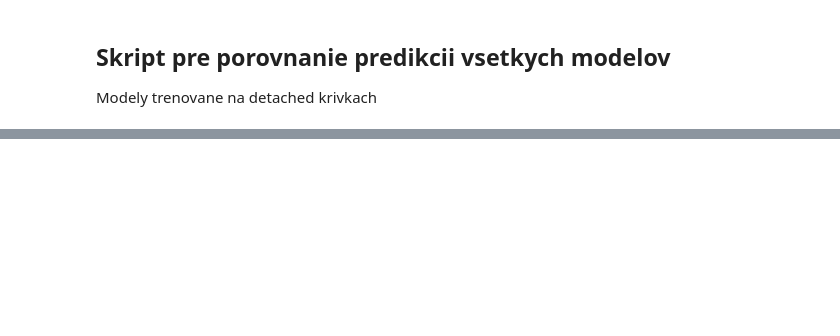
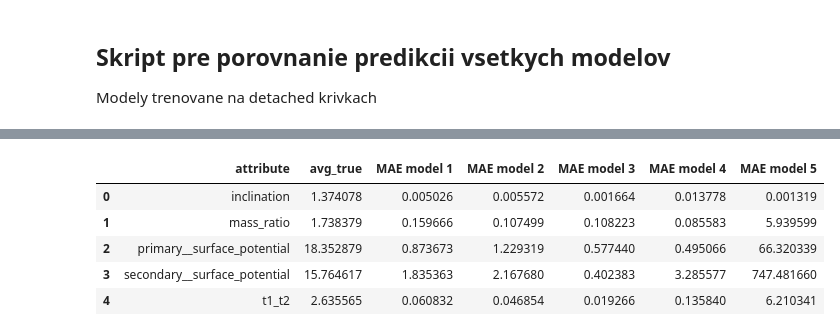
Before and after one commit to AdriNemcikova/DP, a Jupyter notebook: All_model_comparison.ipynb, the cells around one changed output, grey strips where cells are left out. Drawn from its saved outputs; the diff is of its cells as text; code cells hidden in the pictures; blank space fills up the shorter version.

```diff
--- a/All_model_comparison.ipynb
+++ b/All_model_comparison.ipynb
@@ -47,0 +462,16 @@ det_multi_nn = load_model("models/norm_det_multiNN_v5.hdf5")
+# %%
+eval_pred_mae = pd.DataFrame({'attribute': test_mean_1.index,
+            'avg_true': test_mean_1.values,
+            'MAE model 1': abs(test_mean_1.values - pred_mean_model1.values),
+            'MAE model 2': abs(test_mean_1.values - pred_mean_model2.values),
+            'MAE model 3': abs(test_mean_1.values - pred_mean_model3.values),
+            'MAE model 4': abs(test_mean_1.values - pred_mean_model4.values),
+            'MAE model 5': abs(test_mean_1.values - pred_mean_model5.values),})
+eval_pred_mae
+# %% [output]
+|  | attribute | avg_true | MAE model 1 | MAE model 2 | MAE model 3 | MAE model 4 | MAE model 5 |
+| 0 | inclination | 1.374078 | 0.005026 | 0.005572 | 0.001664 | 0.013778 | 0.001319 |
+| 1 | mass_ratio | 1.738379 | 0.159666 | 0.107499 | 0.108223 | 0.085583 | 5.939599 |
+| 2 | primary__surface_potential | 18.352879 | 0.873673 | 1.229319 | 0.577440 | 0.495066 | 66.320339 |
+| 3 | secondary__surface_potential | 15.764617 | 1.835363 | 2.167680 | 0.402383 | 3.285577 | 747.481660 |
+| 4 | t1_t2 | 2.635565 | 0.060832 | 0.046854 | 0.019266 | 0.135840 | 6.210341 |
```
Also changed, not shown: parts of 28 cells of this notebook, 4 other files.
